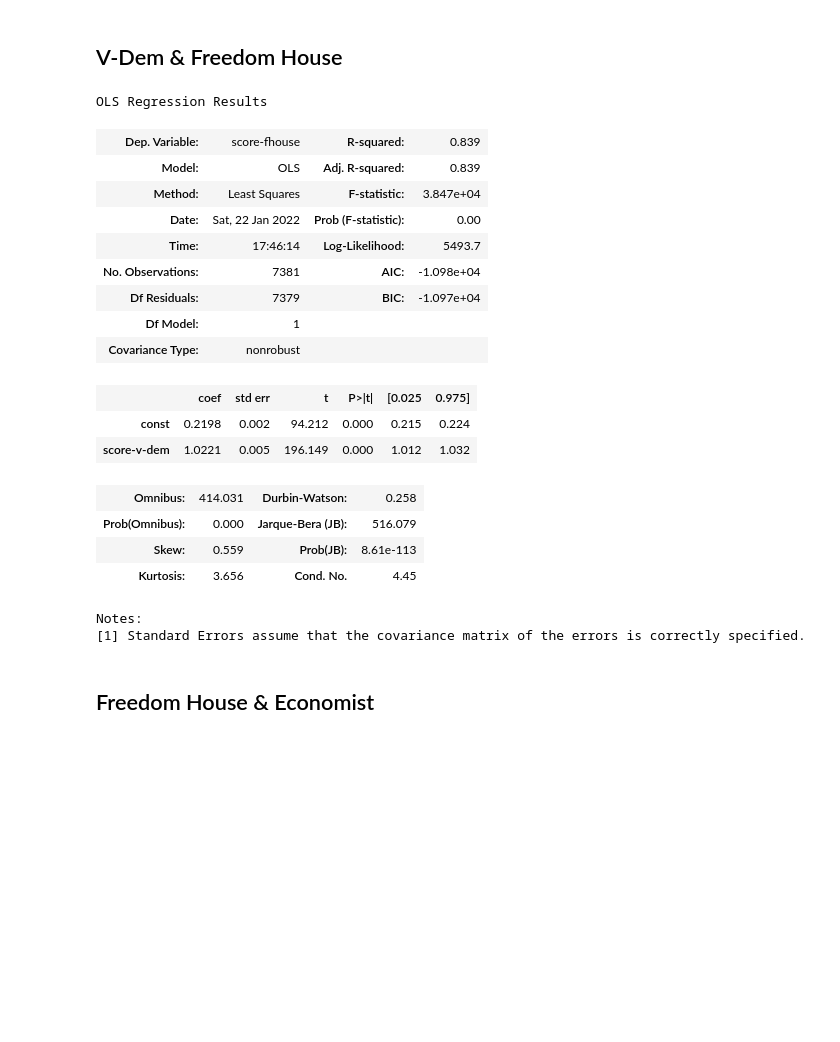
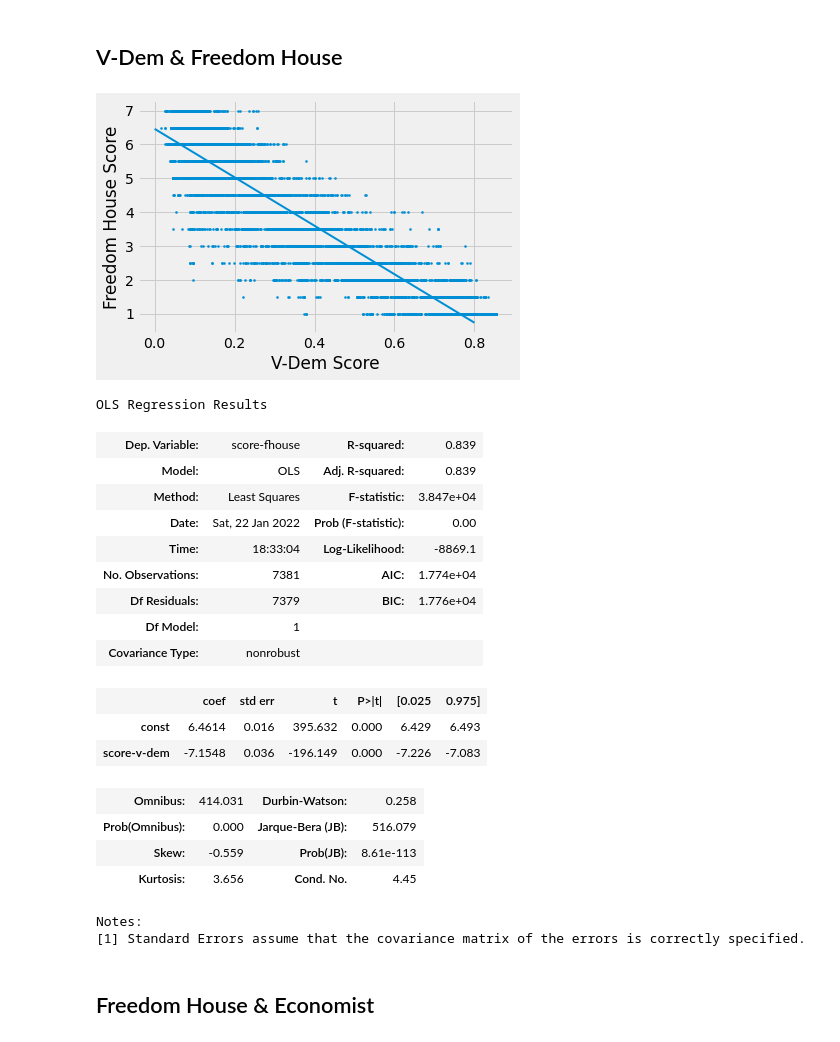
Before and after one commit to michadenheijer/DataWrangling, a Jupyter notebook: democracy-reliability.ipynb, the cells around one changed output. Drawn from its saved outputs; the diff is of its cells as text; code cells hidden in the pictures; blank space fills up the shorter version.

```diff
--- a/democracy-reliability.ipynb
+++ b/democracy-reliability.ipynb
@@ -75,7 +75,7 @@ freedom_house_stats = freedom_house_stats.stack(level=0)
 freedom_house_stats.index.set_names(["country_name", "year"], inplace=True)
 freedom_house_stats.rename(index=lambda v: int(v[-4:]) if isinstance(v, str) and (v[-4:]).isnumeric() else v, inplace=True)
 freedom_house_stats = freedom_house_stats.apply(pd.to_numeric, errors="coerce")
-freedom_house_stats["score"] = (8 - freedom_house_stats[["CL", "PR"]].mean(axis=1))/7 # Convert as 1.0 is best and 7.0 is worst
+freedom_house_stats["score"] = freedom_house_stats[["CL", "PR"]].mean(axis=1) # Convert as 1.0 is best and 7.0 is worst
 freedom_house_stats.drop("Status", axis=1, inplace=True)
 freedom_house_stats.sort_index(inplace=True)
 freedom_house_stats = freedom_house_stats["score"].to_frame()
@@ -104,6 +104,13 @@ v_dem_economist = v_dem_stats.join(economist_stats, lsuffix="-v-dem", rsuffix="-
 X = sm.add_constant(v_dem_economist["score-v-dem"])
 Y = v_dem_economist["score-econ"]
 model_v_ec = sm.OLS(Y, X)
-model_v_ec.fit().summary()
-model_v_ec
+res_v_ec = model_v_ec.fit()
+plt.style.use("fivethirtyeight")
+plt.scatter(v_dem_economist["score-v-dem"], Y, 4)
+x = np.linspace(0, 1)
+plt.plot(x, res_v_ec.params[0] + res_v_ec.params[1] * x, linewidth=2)
+plt.xlabel("V-Dem Democracy Score")
+plt.ylabel("Economist Democracy Score")
+plt.show()
+res_v_ec.summary()
 # %% [output]
@@ -131,26 +139,35 @@ Notes:
 # %%
 v_dem_freedom = v_dem_stats.join(freedom_house_stats, lsuffix="-v-dem", rsuffix="-fhouse").dropna()
 X = sm.add_constant(v_dem_freedom["score-v-dem"])
 Y = v_dem_freedom["score-fhouse"]
 model_v_fr = sm.OLS(Y, X)
-model_v_fr.fit().summary()
+res_v_fr = model_v_fr.fit()
+plt.style.use("fivethirtyeight")
+plt.scatter(v_dem_freedom["score-v-dem"], Y, 4)
+x = np.linspace(0, 0.8)
+plt.plot(x, res_v_fr.params[0] + res_v_fr.params[1] * x, linewidth=2)
+plt.xlabel("V-Dem Score")
+plt.ylabel("Freedom House Score")
+plt.show()
+res_v_fr.summary()
 # %% [output]
+[figure, added]
 OLS Regression Results
 | Dep. Variable: | score-fhouse | R-squared: | 0.839 |
 | Model: | OLS | Adj. R-squared: | 0.839 |
 | Method: | Least Squares | F-statistic: | 3.847e+04 |
 | Date: | Sat, 22 Jan 2022 | Prob (F-statistic): | 0.00 |
-| Time: | 17:46:14 | Log-Likelihood: | 5493.7 |
-| No. Observations: | 7381 | AIC: | -1.098e+04 |
-| Df Residuals: | 7379 | BIC: | -1.097e+04 |
+| Time: | 18:33:04 | Log-Likelihood: | -8869.1 |
+| No. Observations: | 7381 | AIC: | 1.774e+04 |
+| Df Residuals: | 7379 | BIC: | 1.776e+04 |
 | Df Model: | 1 |  |  |
 | Covariance Type: | nonrobust |  |  |
 |  | coef | std err | t | P>|t| | [0.025 | 0.975] |
-| const | 0.2198 | 0.002 | 94.212 | 0.000 | 0.215 | 0.224 |
-| score-v-dem | 1.0221 | 0.005 | 196.149 | 0.000 | 1.012 | 1.032 |
+| const | 6.4614 | 0.016 | 395.632 | 0.000 | 6.429 | 6.493 |
+| score-v-dem | -7.1548 | 0.036 | -196.149 | 0.000 | -7.226 | -7.083 |
 | Omnibus: | 414.031 | Durbin-Watson: | 0.258 |
 | Prob(Omnibus): | 0.000 | Jarque-Bera (JB): | 516.079 |
-| Skew: | 0.559 | Prob(JB): | 8.61e-113 |
+| Skew: | -0.559 | Prob(JB): | 8.61e-113 |
 | Kurtosis: | 3.656 | Cond. No. | 4.45 |
 Notes:
 [1] Standard Errors assume that the covariance matrix of the errors is correctly specified.
```
Also changed, not shown: parts of 3 cells of this notebook.
